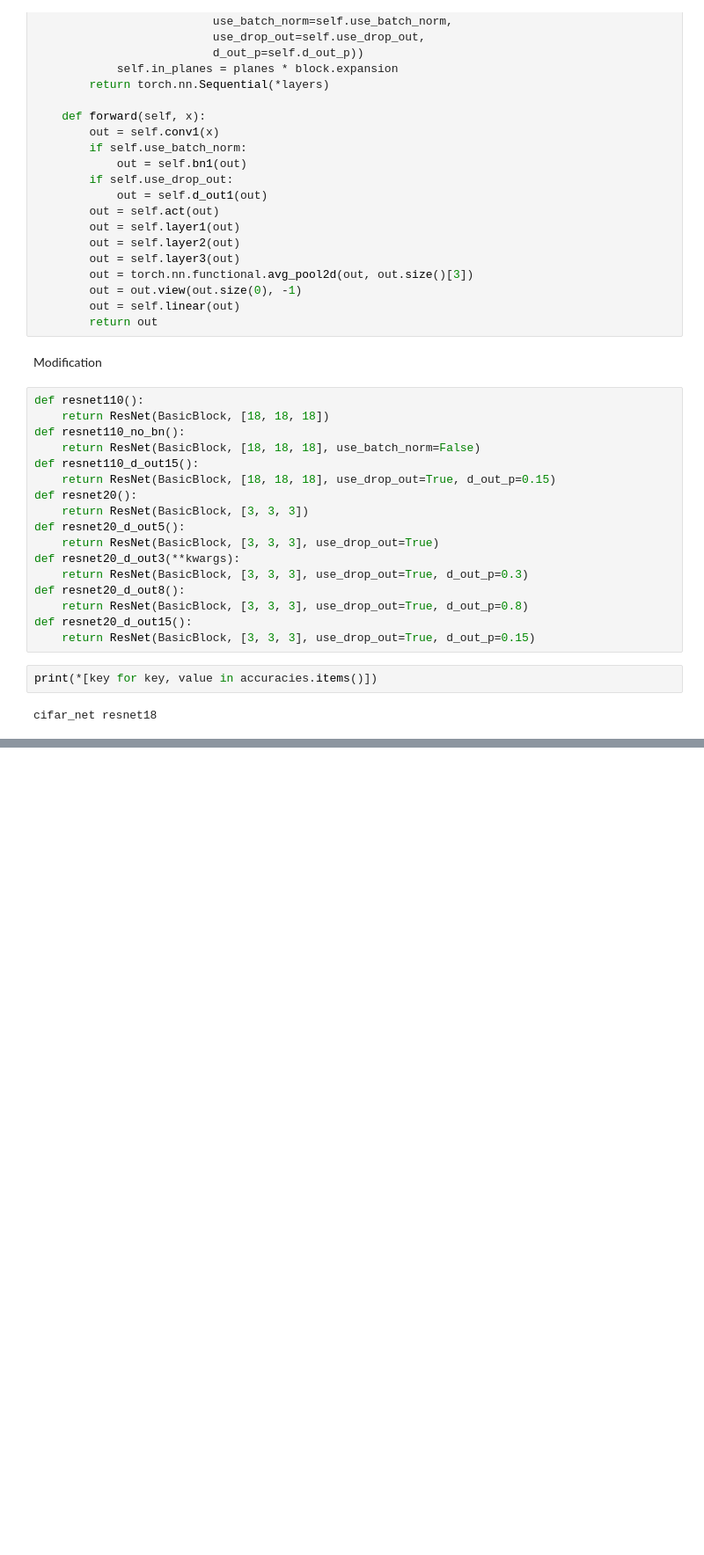
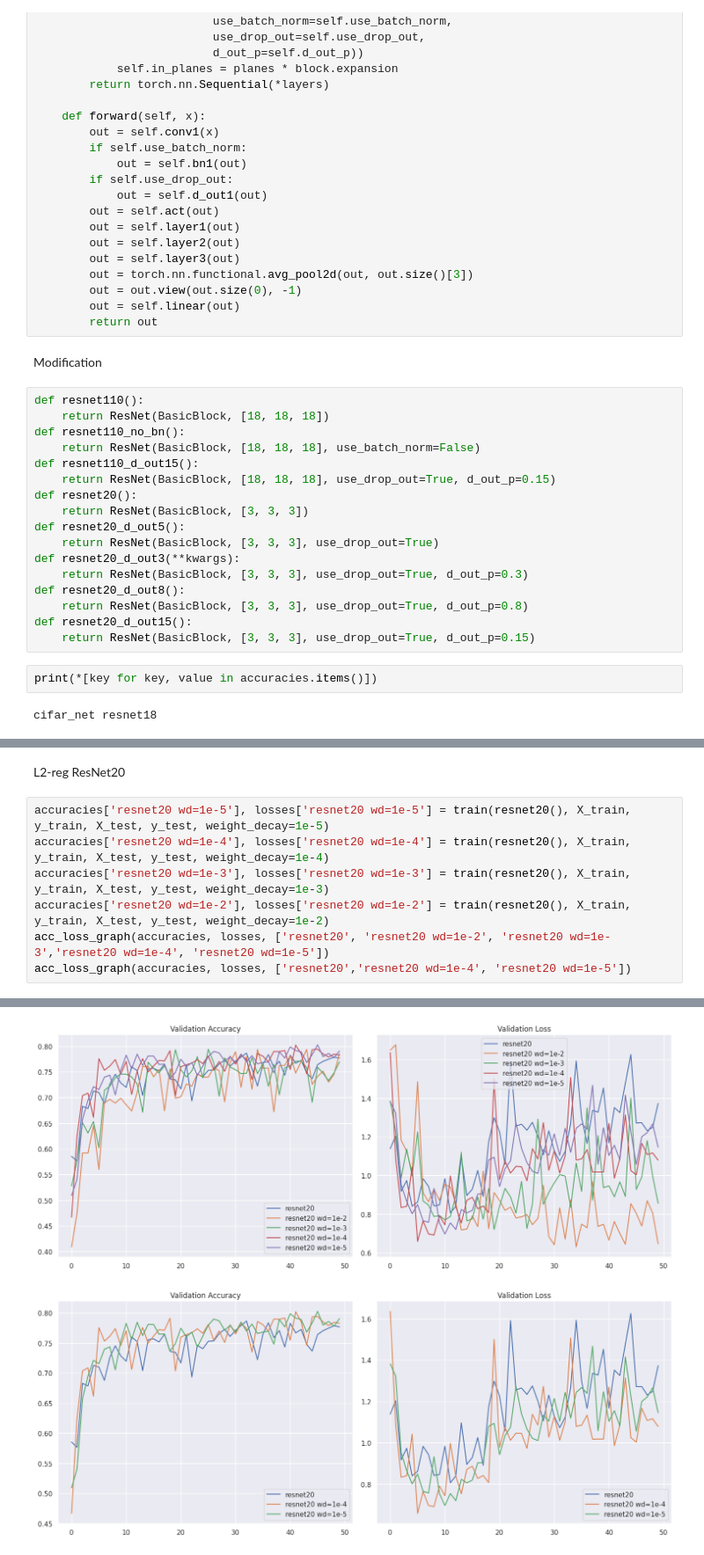
Before and after one commit to Dynokostya/nn-pytorch-labs, a Jupyter notebook: lab12.ipynb, the cells around one changed output, grey strips where cells are left out. Shown at 88% size. Cells and saved outputs as stored; diff of their text form; blank space fills up the shorter version.

```diff
--- a/lab12.ipynb
+++ b/lab12.ipynb
@@ -336,0 +377,10 @@ batch_size=64)
+# %% [markdown]
+L2-reg ResNet20
+# %%
+accuracies['resnet20 wd=1e-5'], losses['resnet20 wd=1e-5'] = train(resnet20(), X_train, y_train, X_test, y_test, weight_decay=1e-5)
+accuracies['resnet20 wd=1e-4'], losses['resnet20 wd=1e-4'] = train(resnet20(), X_train, y_train, X_test, y_test, weight_decay=1e-4)
+accuracies['resnet20 wd=1e-3'], losses['resnet20 wd=1e-3'] = train(resnet20(), X_train, y_train, X_test, y_test, weight_decay=1e-3)
+accuracies['resnet20 wd=1e-2'], losses['resnet20 wd=1e-2'] = train(resnet20(), X_train, y_train, X_test, y_test, weight_decay=1e-2)
+acc_loss_graph(accuracies, losses, ['resnet20', 'resnet20 wd=1e-2', 'resnet20 wd=1e-3','resnet20 wd=1e-4', 'resnet20 wd=1e-5'])
+acc_loss_graph(accuracies, losses, ['resnet20','resnet20 wd=1e-4', 'resnet20 wd=1e-5'])
+# %% [output]
@@ -336,0 +407,2 @@ batch_size=64)
+[figure, added]
+[figure, added]
```
Also changed, not shown: parts of 26 cells of this notebook.
